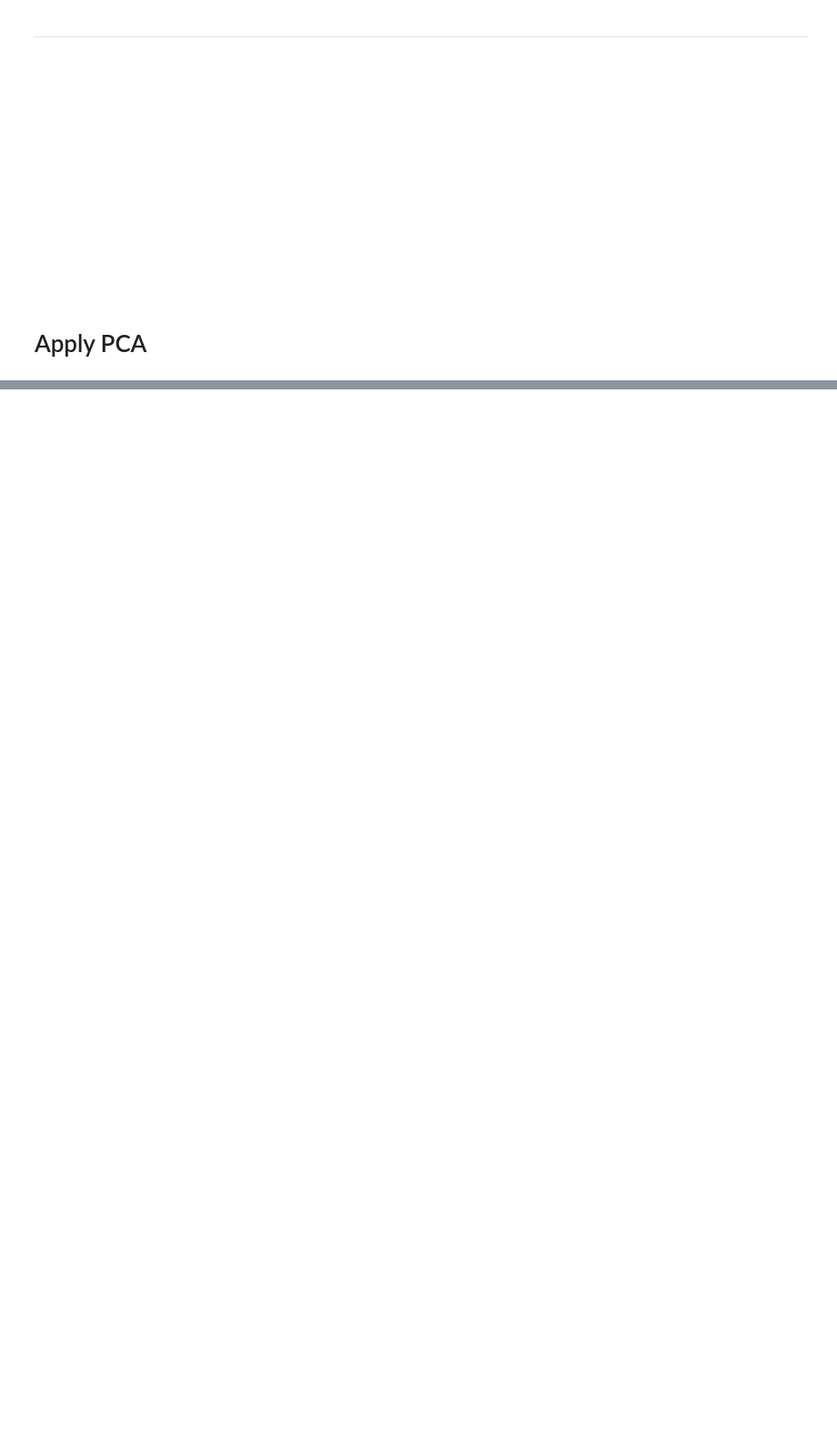
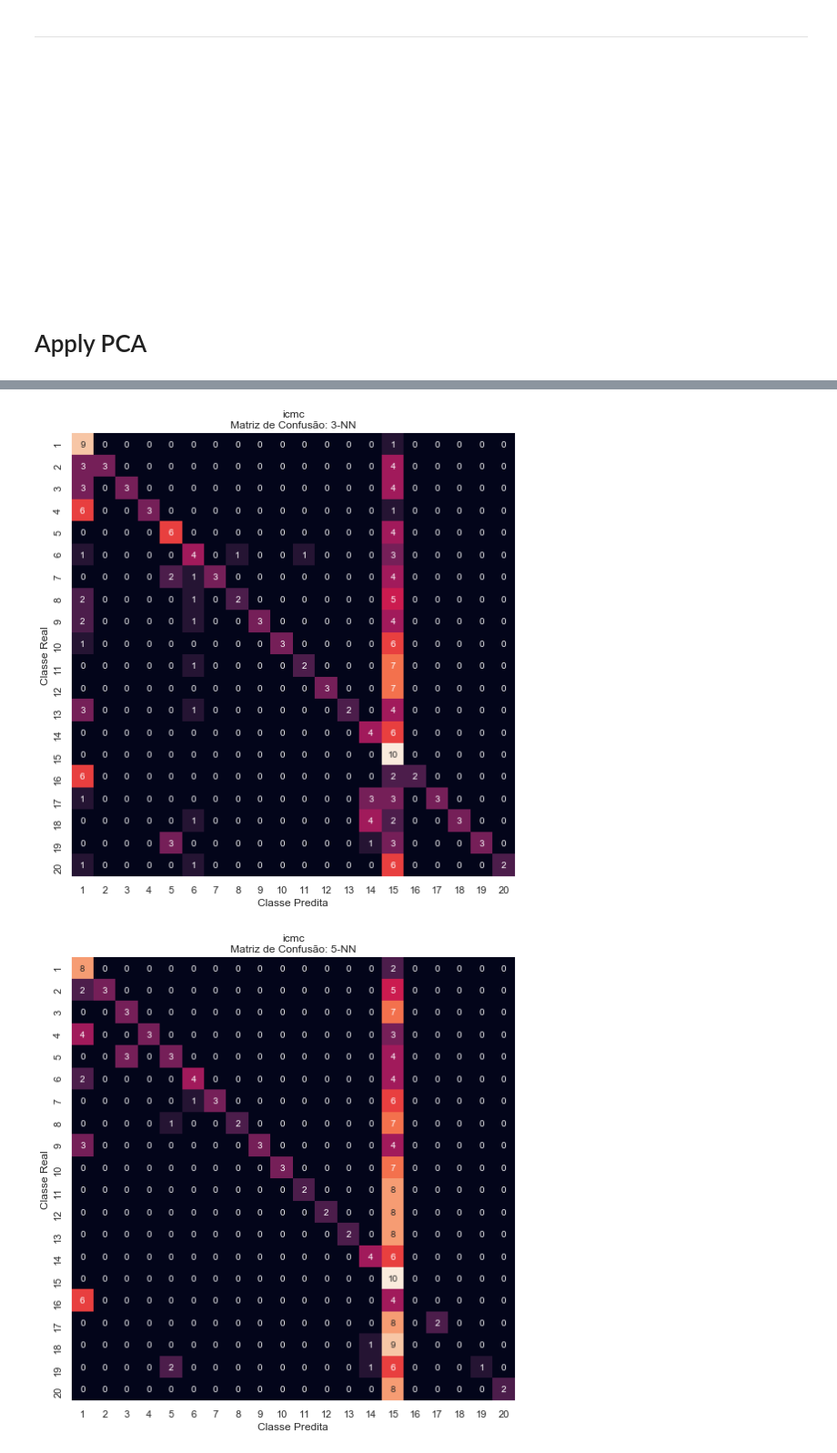
Before and after one commit to BrunoGomesCoelho/am-images, a Jupyter notebook: classify.ipynb, the cells around one changed output, grey strips where cells are left out. Shown at 91% size. Cells and saved outputs as stored; diff of their text form; code cells hidden in the pictures; blank space fills up the shorter version.

```diff
--- a/classify.ipynb
+++ b/classify.ipynb
@@ -225,4 +230,5 @@ Wall time: 5.87 s
 # %%
 icmc_results = icmc_results.append(run_models(icmc_pca.drop(columns="target"),
-                                              icmc_pca["target"], processing="PCA"),
+                                              icmc_pca["target"], processing="PCA")[0],
                                    ignore_index=True)
+icmc_matrix = icmc_matrix.append(run_models(icmc_pca.drop(columns="target"), icmc_pca["target"], processing="PCA")[1], ignore_index=True)
@@ -238,0 +248,5 @@ plot_results(original_results, name="pca", use_hue=True)
+# %%
+plot_result(icmc_matrix, name="icmc", use_hue=True)
+# %% [output]
+[figure, added]
+[figure, added]
```
Also changed, not shown: parts of 15 cells of this notebook.
